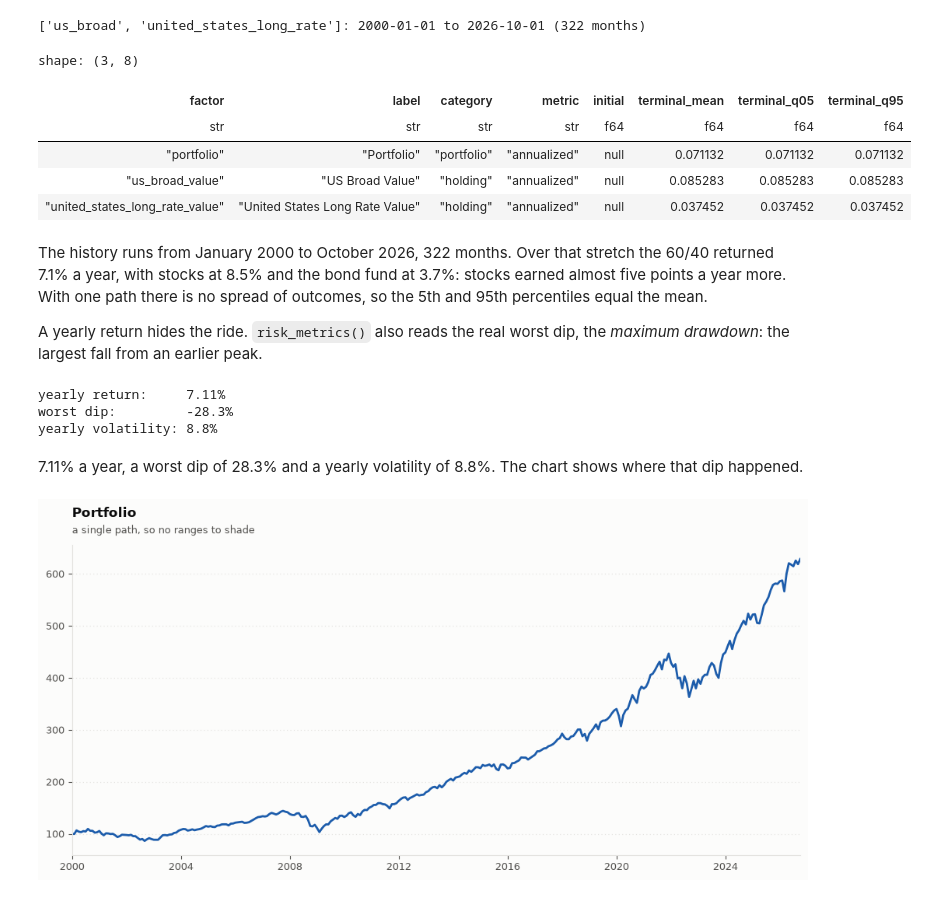
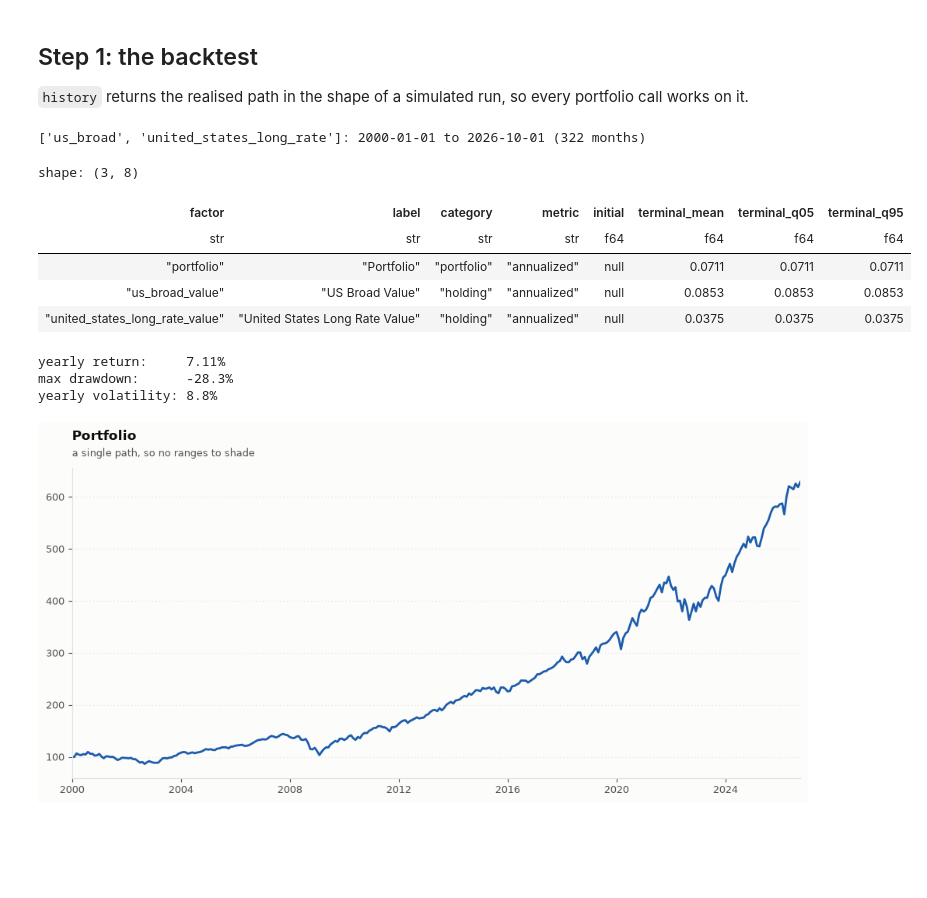
Before and after one commit to JerBouma/jerbouma.github.io, a Jupyter notebook: assets/notebooks/financescenarios/portfolio-analysis.ipynb, the cells around one changed output. Drawn from its saved outputs; the diff is of its cells as text; code cells hidden in the pictures; blank space fills up the shorter version.

Commit message:
Finance Scenarios notebooks: a sentence per step, plots that carry the story

```diff
--- a/assets/notebooks/financescenarios/portfolio-analysis.ipynb
+++ b/assets/notebooks/financescenarios/portfolio-analysis.ipynb
@@ -20,48 +10,37 @@ from notebook 3 work on it unchanged. We start at 100, so the result reads as an
+# %% [markdown]
+## Step 1: the backtest
+
+`history` returns the realised path in the shape of a simulated run, so every portfolio call works on it.
 # %%
-import polars as pl
-
-from financescenarios import Portfolio, Scenarios
-
-pl.Config.set_tbl_width_chars(200)  # wide enough that long factor names are not wrapped
-
 scenarios = Scenarios.from_profiles(
     settings="default",
     factor_set="us_only",
     api_key="FINANCIAL_MODELING_PREP_KEY",  # replace with your actual API key
     fred_api_key="FRED_KEY",  # optional, replace with your actual FRED key or leave it out
 )
 history = scenarios.history(portfolio="balanced_60_40")
 print(f"{history.factor_names}: {history.dates[0]} to {history.dates[-1]} ({len(history.dates)} months)")
 
 portfolio = Portfolio.from_preset(history, preset="balanced_60_40")
 values = portfolio.compute(initial_value=100.0, rebalance_every=12)
 values.describe()
 # %% [output]
 ['us_broad', 'united_states_long_rate']: 2000-01-01 to 2026-10-01 (322 months)
 shape: (3, 8)
 | factor | label | category | metric | initial | terminal_mean | terminal_q05 | terminal_q95 |
 | str | str | str | str | f64 | f64 | f64 | f64 |
-| "portfolio" | "Portfolio" | "portfolio" | "annualized" | null | 0.071132 | 0.071132 | 0.071132 |
-| "us_broad_value" | "US Broad Value" | "holding" | "annualized" | null | 0.085283 | 0.085283 | 0.085283 |
-| "united_states_long_rate_value" | "United States Long Rate Value" | "holding" | "annualized" | null | 0.037452 | 0.037452 | 0.037452 |
+| "portfolio" | "Portfolio" | "portfolio" | "annualized" | null | 0.0711 | 0.0711 | 0.0711 |
+| "us_broad_value" | "US Broad Value" | "holding" | "annualized" | null | 0.0853 | 0.0853 | 0.0853 |
+| "united_states_long_rate_value" | "United States Long Rate Value" | "holding" | "annualized" | null | 0.0375 | 0.0375 | 0.0375 |
-# %% [markdown]
-The history runs from January 2000 to October 2026, 322 months. Over that stretch the 60/40 returned 7.1% a
-year, with stocks at 8.5% and the bond fund at 3.7%: stocks earned almost five points a year more. With one path there
-is no spread of outcomes, so the 5th and 95th percentiles equal the mean.
-
-A yearly return hides the ride. `risk_metrics()` also reads the real worst dip, the *maximum drawdown*: the largest
-fall from an earlier peak.
 # %%
 risk = portfolio.risk_metrics()
 print(f"yearly return:     {risk.cagr_percentiles['50']:.2%}")
-print(f"worst dip:         {risk.max_drawdown_percentiles['50']:.1%}")
+print(f"max drawdown:      {risk.max_drawdown_percentiles['50']:.1%}")
 print(f"yearly volatility: {risk.annualized_volatility:.1%}")
 # %% [output]
 yearly return:     7.11%
-worst dip:         -28.3%
+max drawdown:      -28.3%
 yearly volatility: 8.8%
-# %% [markdown]
-7.11% a year, a worst dip of 28.3% and a yearly volatility of 8.8%. The chart shows where that dip happened.
 # %%
 values.plot(levels=True)
 # %% [output]
```
Also changed, not shown: parts of 15 cells of this notebook, 3 other files.
